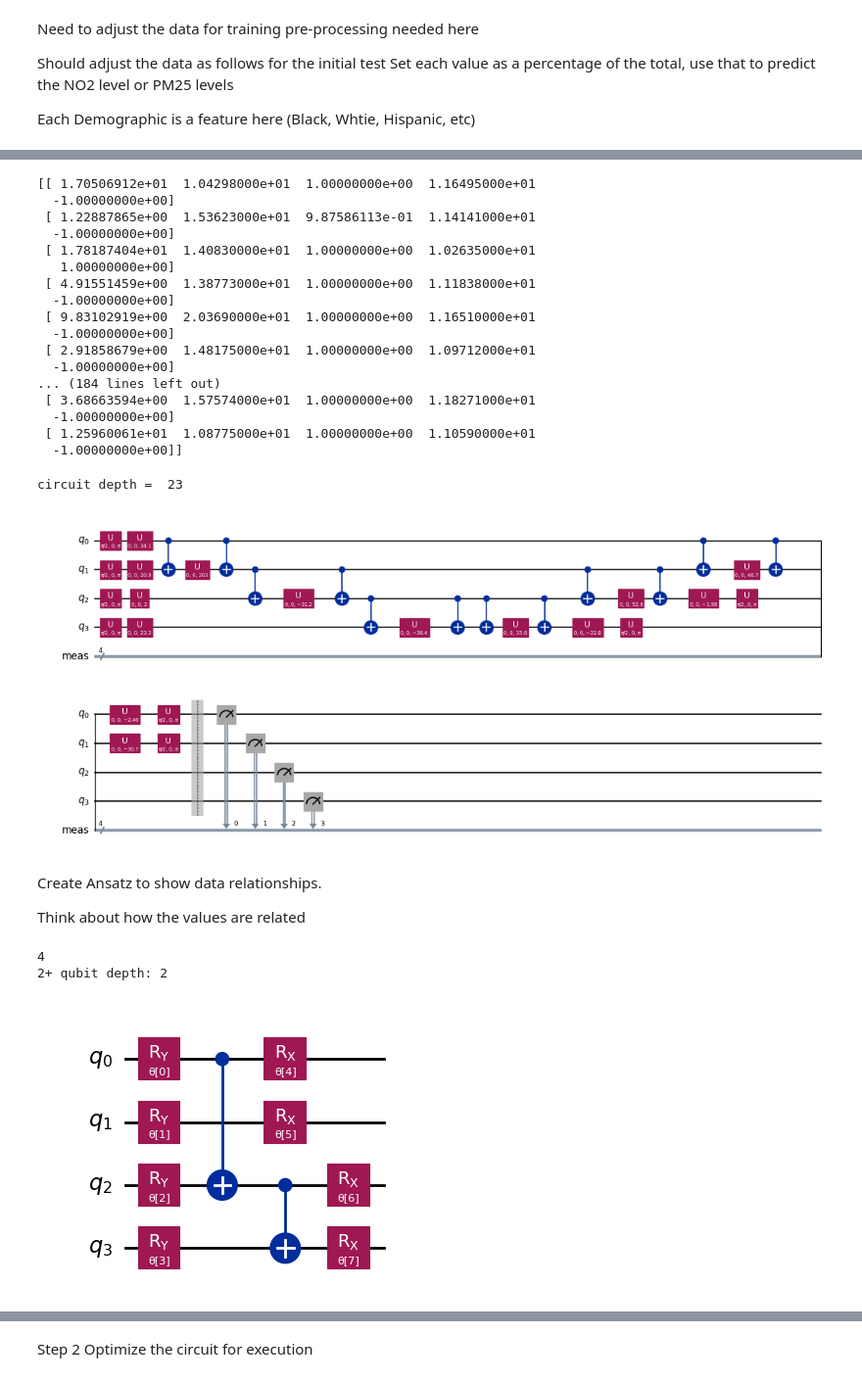
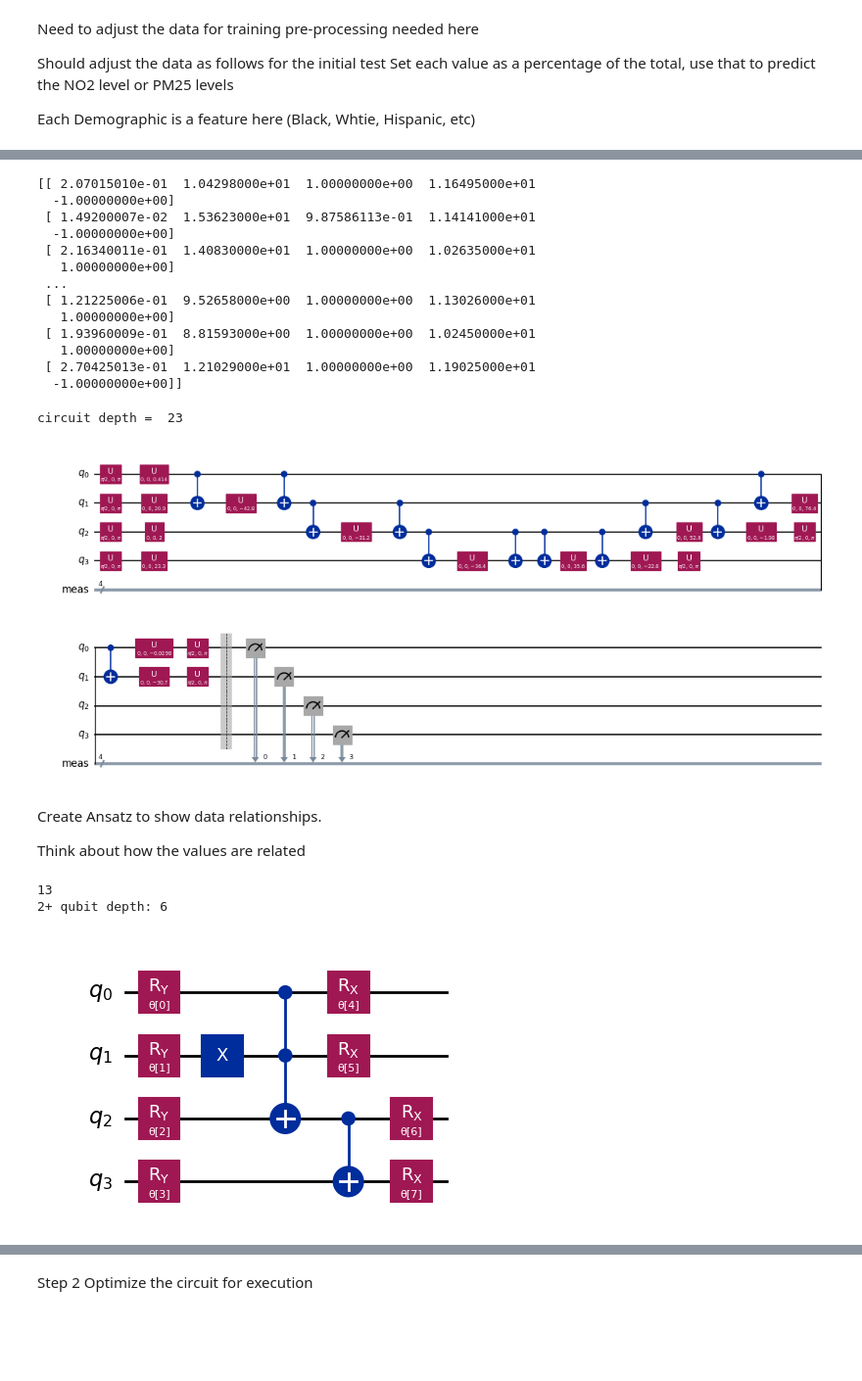
Before and after one commit to peoplesinc/air-pollution-data, a Jupyter notebook: baltimore-figures/baltimore_qml.ipynb, the cells around one changed output, grey strips where cells are left out. Shown at 98% size. Cells and saved outputs as stored; diff of their text form; code cells hidden in the pictures; blank space fills up the shorter version.

```diff
--- a/baltimore-figures/baltimore_qml.ipynb
+++ b/baltimore-figures/baltimore_qml.ipynb
@@ -187,7 +147,7 @@ def convert_to_label(grade):
 # Use sampling to get a random subset of 1000 rows, to avoid any bias in the data
 from math import pi
 
-sample_size = 100
+sample_size = 10000
 train_size = int(.8 * sample_size)
 test_size = int(.2 * sample_size)
 
@@ -206,8 +166,8 @@ for row in array_stacked:
                            #(row[3] / row[6]) * 2 * pi, # % of Hispanic population
                            #(row[4] / row[6]) * 2 * pi, # % of Asian population
                            #(row[5] / row[6]) * 2 * pi, # % of Other population
-                           (row[6] / max ) * 100,     # Normalized total
-                           row[7] ,           # NO2 levels | Low is good
+                           (row[6] / max ) * 2 * pi,     # Normalized total
+                           row[7],           # NO2 levels | Low is good
                            row[8],           # PHOLC levels
                            row[9],          # PM25 levels | high is bad
                            convert_to_label(row[0])]))  # Grade is encoded as a label, where A and B are 1 (good) and C, D, F are -1 (bad)
@@ -218,22 +178,18 @@ processed_data = np.array(processed_data)
 
 print(processed_data)
 # %% [output]
-[[ 1.70506912e+01  1.04298000e+01  1.00000000e+00  1.16495000e+01
+[[ 2.07015010e-01  1.04298000e+01  1.00000000e+00  1.16495000e+01
   -1.00000000e+00]
- [ 1.22887865e+00  1.53623000e+01  9.87586113e-01  1.14141000e+01
+ [ 1.49200007e-02  1.53623000e+01  9.87586113e-01  1.14141000e+01
   -1.00000000e+00]
- [ 1.78187404e+01  1.40830000e+01  1.00000000e+00  1.02635000e+01
+ [ 2.16340011e-01  1.40830000e+01  1.00000000e+00  1.02635000e+01
    1.00000000e+00]
- [ 4.91551459e+00  1.38773000e+01  1.00000000e+00  1.11838000e+01
-  -1.00000000e+00]
- [ 9.83102919e+00  2.03690000e+01  1.00000000e+00  1.16510000e+01
-  -1.00000000e+00]
- [ 2.91858679e+00  1.48175000e+01  1.00000000e+00  1.09712000e+01
-  -1.00000000e+00]
-... (184 lines left out)
- [ 3.68663594e+00  1.57574000e+01  1.00000000e+00  1.18271000e+01
-  -1.00000000e+00]
- [ 1.25960061e+01  1.08775000e+01  1.00000000e+00  1.10590000e+01
+ ...
+ [ 1.21225006e-01  9.52658000e+00  1.00000000e+00  1.13026000e+01
+   1.00000000e+00]
+ [ 1.93960009e-01  8.81593000e+00  1.00000000e+00  1.02450000e+01
+   1.00000000e+00]
+ [ 2.70425013e-01  1.21029000e+01  1.00000000e+00  1.19025000e+01
   -1.00000000e+00]]
 # %%
 # Sample with two rows
@@ -263,7 +219,7 @@ print("circuit depth = ", overlap_circ.decompose().depth())
 overlap_circ.decompose().draw("mpl", scale=0.6, style="iqp")
 # %% [output]
 circuit depth =  23
-[figure, old version]
+[figure, new version]
 # %% [markdown]
 Create Ansatz to show data relationships.
 
@@ -279,7 +235,7 @@ qnn_circuit = QuantumCircuit(num_qubits)
 # We choose to have two variational parameters for each qubit.
 params = ParameterVector("θ", length=2 * num_qubits)
 
-#qnn_circuit.x(1)
+
 
 # A first variational layer:
 for i in range(num_qubits):
@@ -287,7 +243,7 @@ for i in range(num_qubits):
 
 # Here is a list of qubit pairs between which we want CNOT gates. The choice of these is not yet obvious.
 # Change this to include ALL of the demographic group qubits
-qnn_cnot_list = [[0, 2],[2,3]]
+qnn_cnot_list = [[2,3]]
 #qnn_cnot_list = [[6, 0], [8, 1], [8, 2]]
 
 
@@ -295,40 +251,38 @@ qnn_cnot_list = [[0, 2],[2,3]]
   0 - # % of White population
   1 - # % of Black population
   2 - # % of Hispanic population
   3 - # % of Asian population
   4 - # % of Other population
   5 - # Normalized total
   6 - # NO2 levels | Low is good
   7 - # PHOLC levels
   8 - # PM25 levels | high is bad
 '''
+qnn_circuit.x(1)
+qnn_circuit.ccx(0, 1, 2)
 
 for i in range(len(qnn_cnot_list)):
     qnn_circuit.cx(qnn_cnot_list[i][0], qnn_cnot_list[i][1])
-
-
-
-#qnn_circuit.ccx(1, 2, 6)
 
 # The second variational layer:
 for i in range(num_qubits):
     qnn_circuit.rx(params[num_qubits + i], i)
 
 # Undo the change
 # qnn_circuit.x(1)
 
 # Check the circuit depth, and the two-qubit gate depth
 print(qnn_circuit.decompose().depth())
 print(
     f"2+ qubit depth: {qnn_circuit.decompose().depth(lambda instr: len(instr.qubits) > 1)}"
 )
 
 # Draw the circuit
 qnn_circuit.draw("mpl")
 # %% [output]
-4
-2+ qubit depth: 2
+13
+2+ qubit depth: 6
-[figure, old version]
+[figure, new version]
 # %%
 # QNN ansatz
 ansatz = qnn_circuit
```
Also changed, not shown: parts of 13 cells of this notebook.
